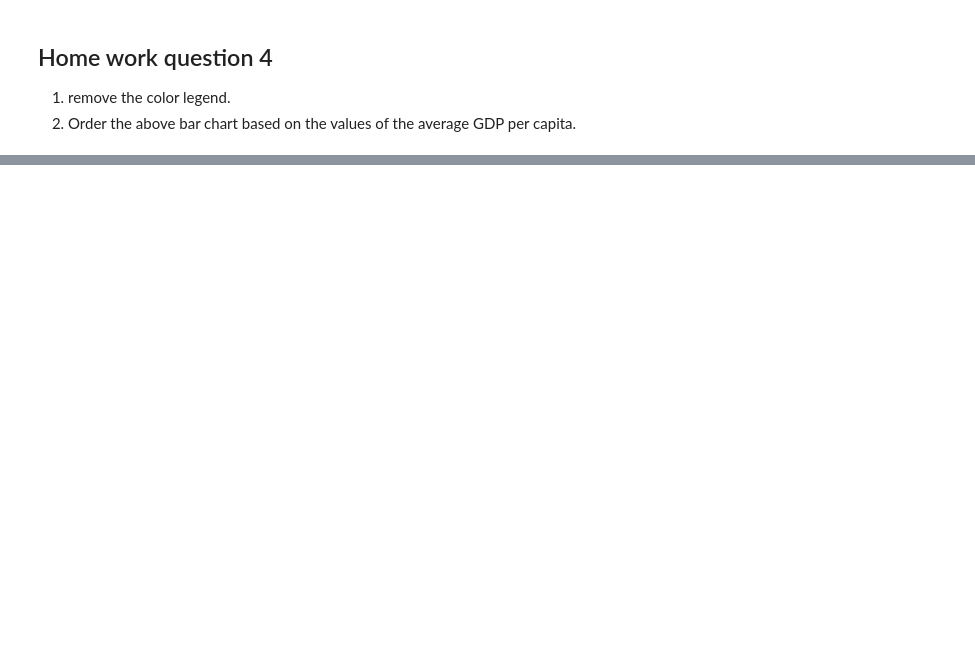
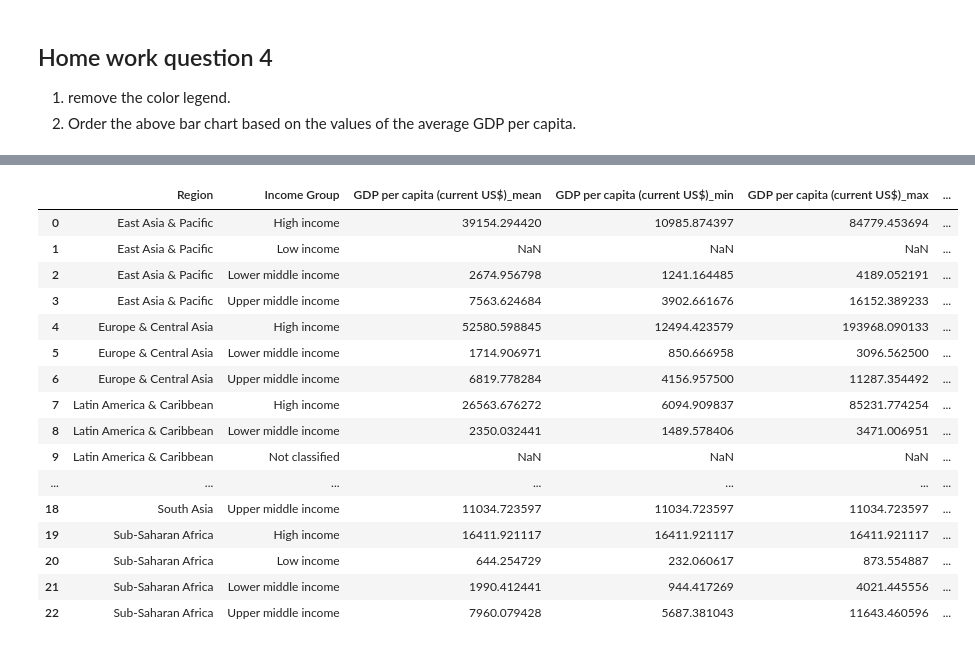
Before and after one commit to vvikasreddy/Umbc_data690_fall2024, a Jupyter notebook: Assignments/Assignment_06.ipynb, the cells around one changed output, grey strips where cells are left out. Saved outputs shown, nothing was run; the diff lists cells and outputs as text; code cells hidden in the pictures; blank space fills up the shorter version.

```diff
--- a/Assignments/Assignment_06.ipynb
+++ b/Assignments/Assignment_06.ipynb
@@ -479,0 +576,4 @@ fig.update_layout(showlegend=False)
+# %%
+df_2018 = df[df["Year"] == 2018]
+print(df_2018.shape)
+df_2018.sample(5)
@@ -479,0 +674,36 @@ fig.update_layout(showlegend=False)
+# %%
+
+df_grouped = df_2018.groupby(['Region', 'Income Group']).agg({
+    'GDP per capita (current US$)': ['mean', 'min', 'max'],
+    'Life expectancy at birth, total (years)': ['mean', 'min', 'max'],
+    'Population, total': ['mean', 'min', 'max']
+})
+
+# Flatten the multi-level column names
+df_grouped.columns = ['_'.join(col) for col in df_grouped.columns]
+
+# Reset the index to make Region and Income Group regular columns
+df_grouped = df_grouped.reset_index()
+
+# Save to Excel
+df_grouped.to_excel('grouped_data.xlsx', index=False)
+# %%
+df_grouped
+# %% [output]
+|  | Region | Income Group | GDP per capita (current US$)_mean | GDP per capita (current US$)_min | GDP per capita (current US$)_max | ... |
+| 0 | East Asia & Pacific | High income | 39154.294420 | 10985.874397 | 84779.453694 | ... |
+| 1 | East Asia & Pacific | Low income | NaN | NaN | NaN | ... |
+| 2 | East Asia & Pacific | Lower middle income | 2674.956798 | 1241.164485 | 4189.052191 | ... |
+| 3 | East Asia & Pacific | Upper middle income | 7563.624684 | 3902.661676 | 16152.389233 | ... |
+| 4 | Europe & Central Asia | High income | 52580.598845 | 12494.423579 | 193968.090133 | ... |
+| 5 | Europe & Central Asia | Lower middle income | 1714.906971 | 850.666958 | 3096.562500 | ... |
+| 6 | Europe & Central Asia | Upper middle income | 6819.778284 | 4156.957500 | 11287.354492 | ... |
+| 7 | Latin America & Caribbean | High income | 26563.676272 | 6094.909837 | 85231.774254 | ... |
+| 8 | Latin America & Caribbean | Lower middle income | 2350.032441 | 1489.578406 | 3471.006951 | ... |
+| 9 | Latin America & Caribbean | Not classified | NaN | NaN | NaN | ... |
+| ... | ... | ... | ... | ... | ... | ... |
+| 18 | South Asia | Upper middle income | 11034.723597 | 11034.723597 | 11034.723597 | ... |
+| 19 | Sub-Saharan Africa | High income | 16411.921117 | 16411.921117 | 16411.921117 | ... |
+| 20 | Sub-Saharan Africa | Low income | 644.254729 | 232.060617 | 873.554887 | ... |
+| 21 | Sub-Saharan Africa | Lower middle income | 1990.412441 | 944.417269 | 4021.445556 | ... |
+| 22 | Sub-Saharan Africa | Upper middle income | 7960.079428 | 5687.381043 | 11643.460596 | ... |
```
Also changed, not shown: parts of 39 cells of this notebook.
